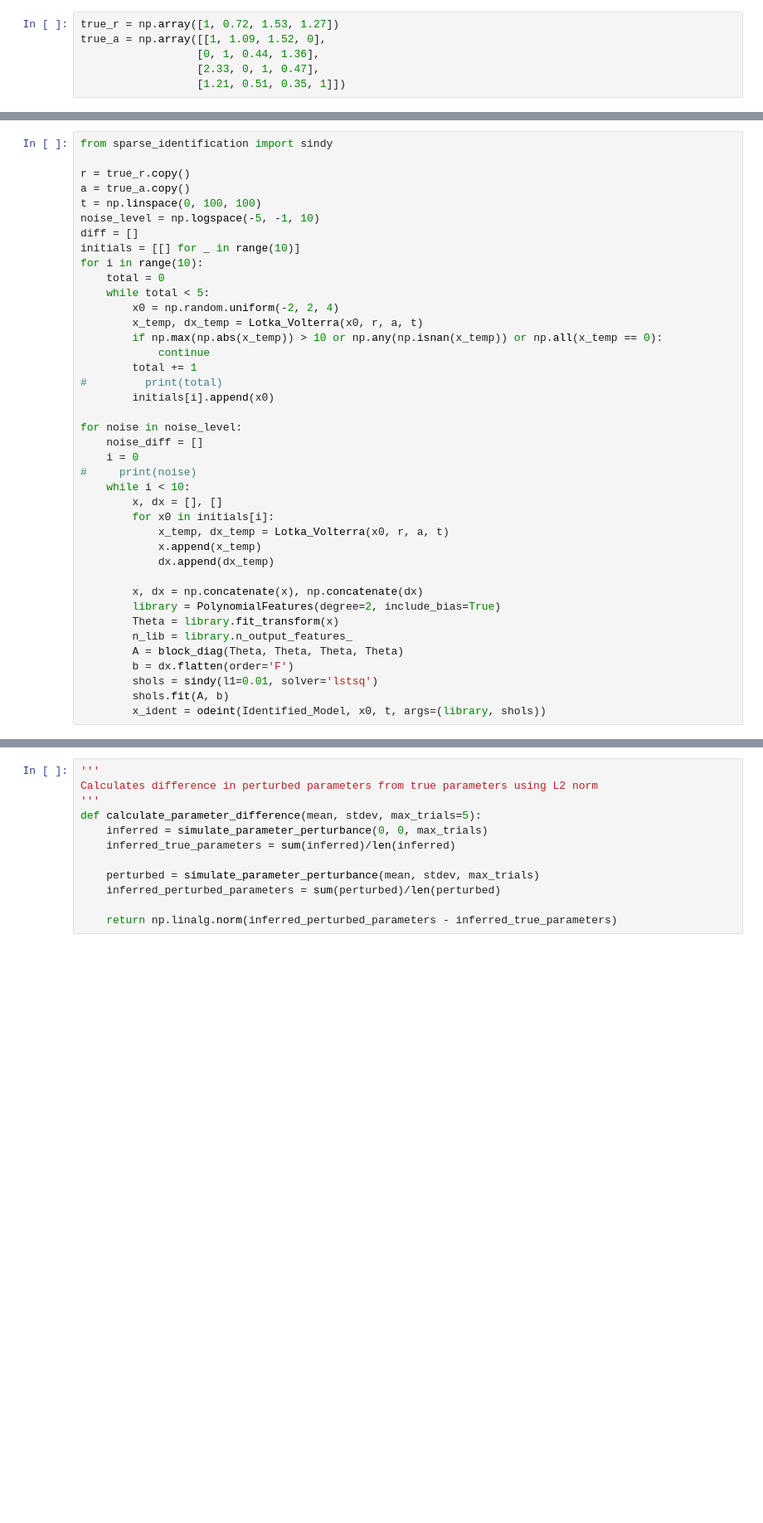
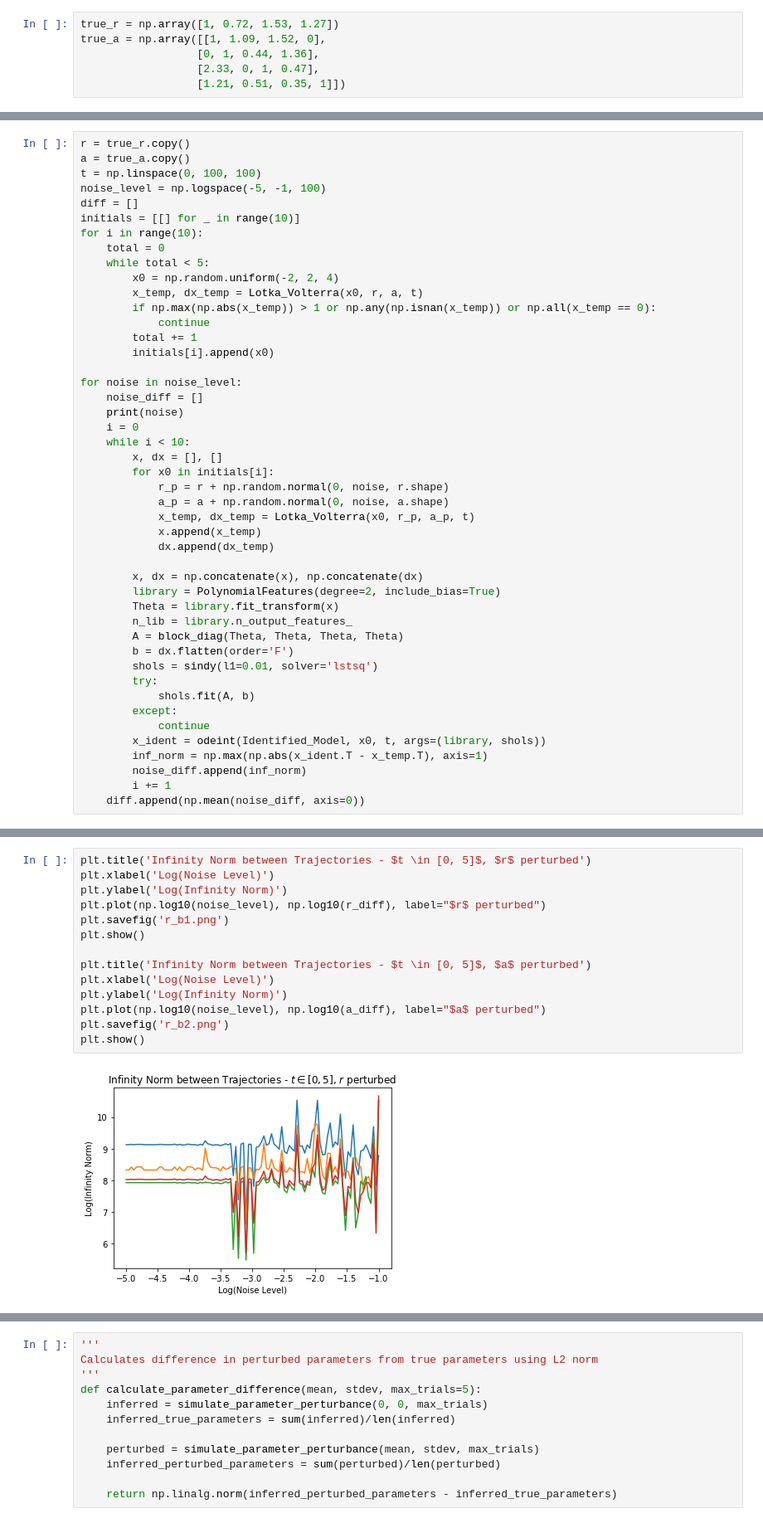
Before and after one commit to alexanderwhatley/am_205_final_project, a Jupyter notebook: Richard's Notebook.ipynb, the cells around one changed output, grey strips where cells are left out. Shown at 83% size. Saved outputs shown, nothing was run; the diff lists cells and outputs as text; blank space fills up the shorter version.

Commit message:
Update graphs

```diff
--- a/Richard's Notebook.ipynb
+++ b/Richard's Notebook.ipynb
@@ -147,10 +150,8 @@ true_a = np.array([[1, 1.09, 1.52, 0],
 # %%
-from sparse_identification import sindy
-
 r = true_r.copy()
 a = true_a.copy()
 t = np.linspace(0, 100, 100)
-noise_level = np.logspace(-5, -1, 10)
+noise_level = np.logspace(-5, -1, 100)
 diff = []
 initials = [[] for _ in range(10)]
 for i in range(10):
@@ -158,20 +159,21 @@ for i in range(10):
     while total < 5:
         x0 = np.random.uniform(-2, 2, 4)
         x_temp, dx_temp = Lotka_Volterra(x0, r, a, t)
-        if np.max(np.abs(x_temp)) > 10 or np.any(np.isnan(x_temp)) or np.all(x_temp == 0):
+        if np.max(np.abs(x_temp)) > 1 or np.any(np.isnan(x_temp)) or np.all(x_temp == 0):
             continue
         total += 1
-#         print(total)
         initials[i].append(x0)
 
 for noise in noise_level:
     noise_diff = []
+    print(noise)
     i = 0
-#     print(noise)
     while i < 10:
         x, dx = [], []
         for x0 in initials[i]:
-            x_temp, dx_temp = Lotka_Volterra(x0, r, a, t)
+            r_p = r + np.random.normal(0, noise, r.shape)
+            a_p = a + np.random.normal(0, noise, a.shape)
+            x_temp, dx_temp = Lotka_Volterra(x0, r_p, a_p, t)
             x.append(x_temp)
             dx.append(dx_temp)
 
@@ -182,5 +184,12 @@ for noise in noise_level:
         A = block_diag(Theta, Theta, Theta, Theta)
         b = dx.flatten(order='F')
         shols = sindy(l1=0.01, solver='lstsq')
-        shols.fit(A, b)
+        try:
+            shols.fit(A, b)
+        except:
+            continue
         x_ident = odeint(Identified_Model, x0, t, args=(library, shols))
+        inf_norm = np.max(np.abs(x_ident.T - x_temp.T), axis=1)
+        noise_diff.append(inf_norm)
+        i += 1
+    diff.append(np.mean(noise_diff, axis=0))
@@ -326,0 +298,16 @@ ValueError: Input contains NaN, infinity or a value too large for dtype('float64
+# %%
+plt.title('Infinity Norm between Trajectories - $t \in [0, 5]$, $r$ perturbed')
+plt.xlabel('Log(Noise Level)')
+plt.ylabel('Log(Infinity Norm)')
+plt.plot(np.log10(noise_level), np.log10(r_diff), label="$r$ perturbed")
+plt.savefig('r_b1.png')
+plt.show()
+
+plt.title('Infinity Norm between Trajectories - $t \in [0, 5]$, $a$ perturbed')
+plt.xlabel('Log(Noise Level)')
+plt.ylabel('Log(Infinity Norm)')
+plt.plot(np.log10(noise_level), np.log10(a_diff), label="$a$ perturbed")
+plt.savefig('r_b2.png')
+plt.show()
+# %% [output]
+[figure, added]
```
Also changed, not shown: parts of 17 cells of this notebook, 4 other files.
